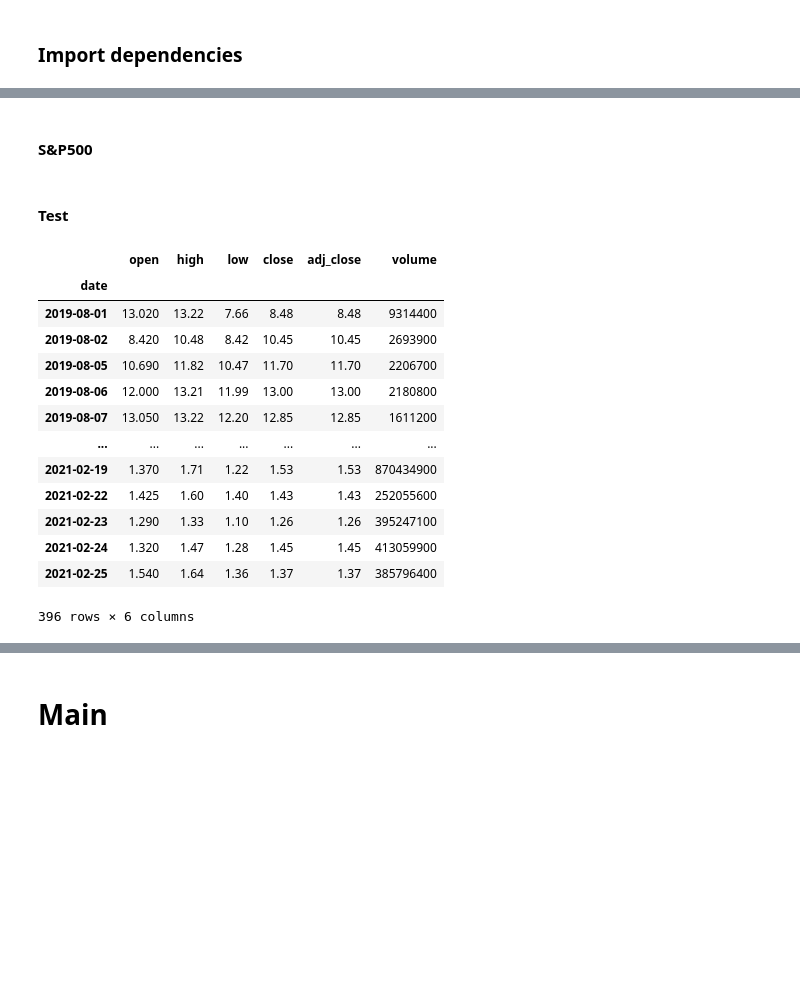
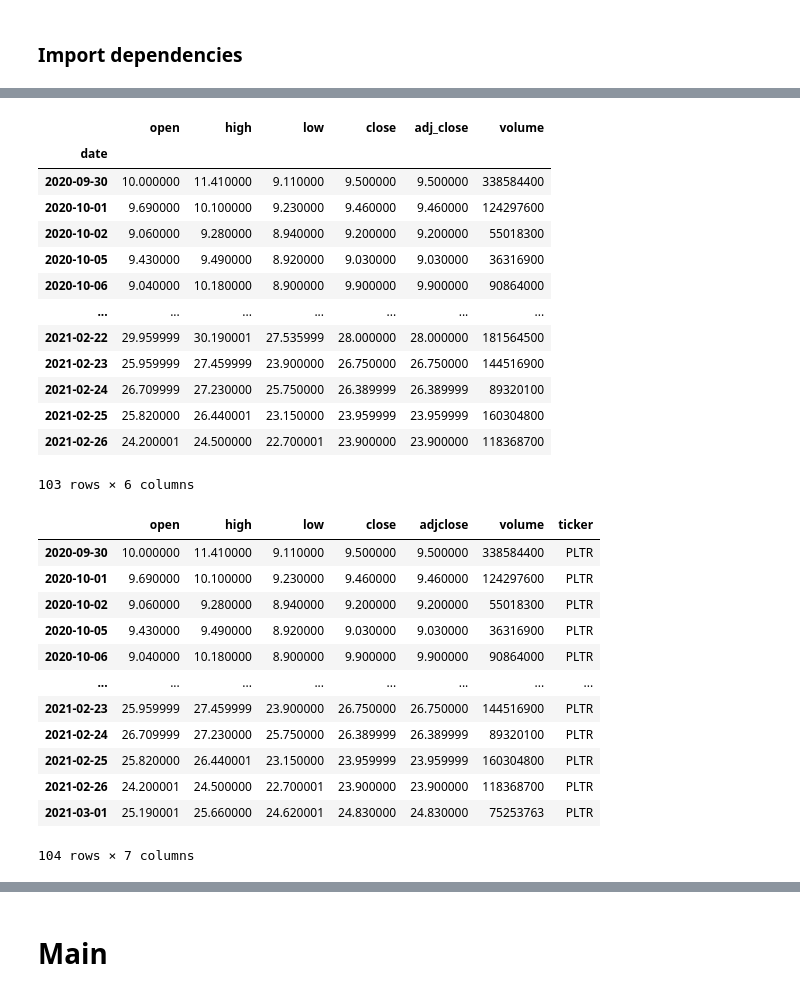
Before and after one commit to vijaylaxmid/cmpe295w-datatribe, a Jupyter notebook: Notebooks/Update_Datasets.ipynb, the cells around one changed output, grey strips where cells are left out. Saved outputs shown, nothing was run; the diff lists cells and outputs as text; code cells hidden in the pictures; blank space fills up the shorter version.

```diff
--- a/Notebooks/Update_Datasets.ipynb
+++ b/Notebooks/Update_Datasets.ipynb
@@ -135,2 +117,0 @@ for symbol in symbols['Symbol']:
-# %% [markdown]
-#### S&P500
@@ -159,19 +118,33 @@ for symbol in symbols['Symbol']:
-# %% [markdown]
-#### Test
 # %%
-finpie.historical_prices('SNDL')
+finpie.historical_prices("PLTR")
 # %% [output]
 |  | open | high | low | close | adj_close | volume |
 | date |  |  |  |  |  |  |
-| 2019-08-01 | 13.020 | 13.22 | 7.66 | 8.48 | 8.48 | 9314400 |
-| 2019-08-02 | 8.420 | 10.48 | 8.42 | 10.45 | 10.45 | 2693900 |
-| 2019-08-05 | 10.690 | 11.82 | 10.47 | 11.70 | 11.70 | 2206700 |
-| 2019-08-06 | 12.000 | 13.21 | 11.99 | 13.00 | 13.00 | 2180800 |
-| 2019-08-07 | 13.050 | 13.22 | 12.20 | 12.85 | 12.85 | 1611200 |
+| 2020-09-30 | 10.000000 | 11.410000 | 9.110000 | 9.500000 | 9.500000 | 338584400 |
+| 2020-10-01 | 9.690000 | 10.100000 | 9.230000 | 9.460000 | 9.460000 | 124297600 |
+| 2020-10-02 | 9.060000 | 9.280000 | 8.940000 | 9.200000 | 9.200000 | 55018300 |
+| 2020-10-05 | 9.430000 | 9.490000 | 8.920000 | 9.030000 | 9.030000 | 36316900 |
+| 2020-10-06 | 9.040000 | 10.180000 | 8.900000 | 9.900000 | 9.900000 | 90864000 |
 | ... | ... | ... | ... | ... | ... | ... |
-| 2021-02-19 | 1.370 | 1.71 | 1.22 | 1.53 | 1.53 | 870434900 |
-| 2021-02-22 | 1.425 | 1.60 | 1.40 | 1.43 | 1.43 | 252055600 |
-| 2021-02-23 | 1.290 | 1.33 | 1.10 | 1.26 | 1.26 | 395247100 |
-| 2021-02-24 | 1.320 | 1.47 | 1.28 | 1.45 | 1.45 | 413059900 |
-| 2021-02-25 | 1.540 | 1.64 | 1.36 | 1.37 | 1.37 | 385796400 |
+| 2021-02-22 | 29.959999 | 30.190001 | 27.535999 | 28.000000 | 28.000000 | 181564500 |
+| 2021-02-23 | 25.959999 | 27.459999 | 23.900000 | 26.750000 | 26.750000 | 144516900 |
+| 2021-02-24 | 26.709999 | 27.230000 | 25.750000 | 26.389999 | 26.389999 | 89320100 |
+| 2021-02-25 | 25.820000 | 26.440001 | 23.150000 | 23.959999 | 23.959999 | 160304800 |
+| 2021-02-26 | 24.200001 | 24.500000 | 22.700001 | 23.900000 | 23.900000 | 118368700 |
-396 rows × 6 columns
+103 rows × 6 columns
+# %%
+si.get_data("PLTR")
+# %% [output]
+|  | open | high | low | close | adjclose | volume | ticker |
+| 2020-09-30 | 10.000000 | 11.410000 | 9.110000 | 9.500000 | 9.500000 | 338584400 | PLTR |
+| 2020-10-01 | 9.690000 | 10.100000 | 9.230000 | 9.460000 | 9.460000 | 124297600 | PLTR |
+| 2020-10-02 | 9.060000 | 9.280000 | 8.940000 | 9.200000 | 9.200000 | 55018300 | PLTR |
+| 2020-10-05 | 9.430000 | 9.490000 | 8.920000 | 9.030000 | 9.030000 | 36316900 | PLTR |
+| 2020-10-06 | 9.040000 | 10.180000 | 8.900000 | 9.900000 | 9.900000 | 90864000 | PLTR |
+| ... | ... | ... | ... | ... | ... | ... | ... |
+| 2021-02-23 | 25.959999 | 27.459999 | 23.900000 | 26.750000 | 26.750000 | 144516900 | PLTR |
+| 2021-02-24 | 26.709999 | 27.230000 | 25.750000 | 26.389999 | 26.389999 | 89320100 | PLTR |
+| 2021-02-25 | 25.820000 | 26.440001 | 23.150000 | 23.959999 | 23.959999 | 160304800 | PLTR |
+| 2021-02-26 | 24.200001 | 24.500000 | 22.700001 | 23.900000 | 23.900000 | 118368700 | PLTR |
+| 2021-03-01 | 25.190001 | 25.660000 | 24.620001 | 24.830000 | 24.830000 | 75253763 | PLTR |
+104 rows × 7 columns
```
Also changed, not shown: parts of 27 cells of this notebook.
